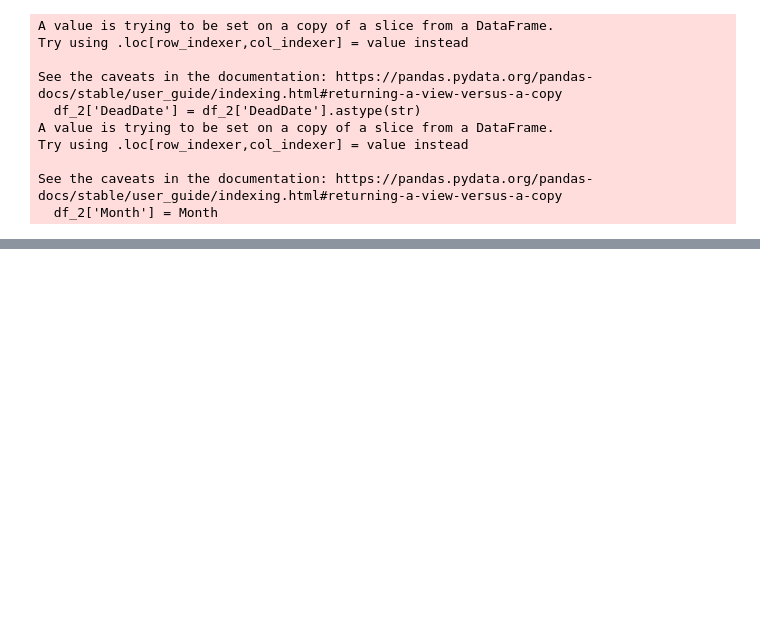
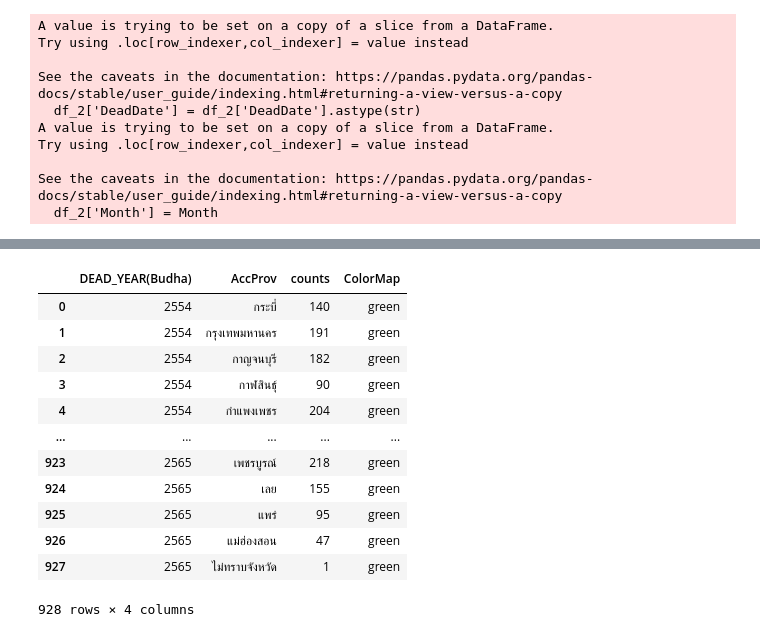
Before and after one commit to Pxngpond99/dashborad_with_my_team, a Jupyter notebook: data_analize/all_analize.ipynb, the cells around one changed output, grey strips where cells are left out. Saved outputs shown, nothing was run; the diff lists cells and outputs as text; code cells hidden in the pictures; blank space fills up the shorter version.

```diff
--- a/data_analize/all_analize.ipynb
+++ b/data_analize/all_analize.ipynb
@@ -162 +167,4 @@ See the caveats in the documentation: https://pandas.pydata.org/pandas-docs/stab
 92069 rows × 7 columns
+# %%
+map = df_2.groupby(['DEAD_YEAR(Budha)','AccProv']).size().reset_index(name='counts')
+map
@@ -162,0 +185,23 @@ See the caveats in the documentation: https://pandas.pydata.org/pandas-docs/stab
+# %%
+ColorMap = []
+for row in map['counts']:
+    if row > 0 and row < 500  :ColorMap.append('green')
+    elif row >= 500 and row < 1000 :ColorMap.append('yellow')
+    elif row >= 1000  :ColorMap.append('red')
+map['ColorMap'] = ColorMap
+# %%
+map
+# %% [output]
+|  | DEAD_YEAR(Budha) | AccProv | counts | ColorMap |
+| 0 | 2554 | กระบี่ | 140 | green |
+| 1 | 2554 | กรุงเทพมหานคร | 191 | green |
+| 2 | 2554 | กาญจนบุรี | 182 | green |
+| 3 | 2554 | กาฬสินธุ์ | 90 | green |
+| 4 | 2554 | กำแพงเพชร | 204 | green |
+| ... | ... | ... | ... | ... |
+| 923 | 2565 | เพชรบูรณ์ | 218 | green |
+| 924 | 2565 | เลย | 155 | green |
+| 925 | 2565 | แพร่ | 95 | green |
+| 926 | 2565 | แม่ฮ่องสอน | 47 | green |
+| 927 | 2565 | ไม่ทราบจังหวัด | 1 | green |
+928 rows × 4 columns
```
Also changed, not shown: parts of 5 cells of this notebook.
